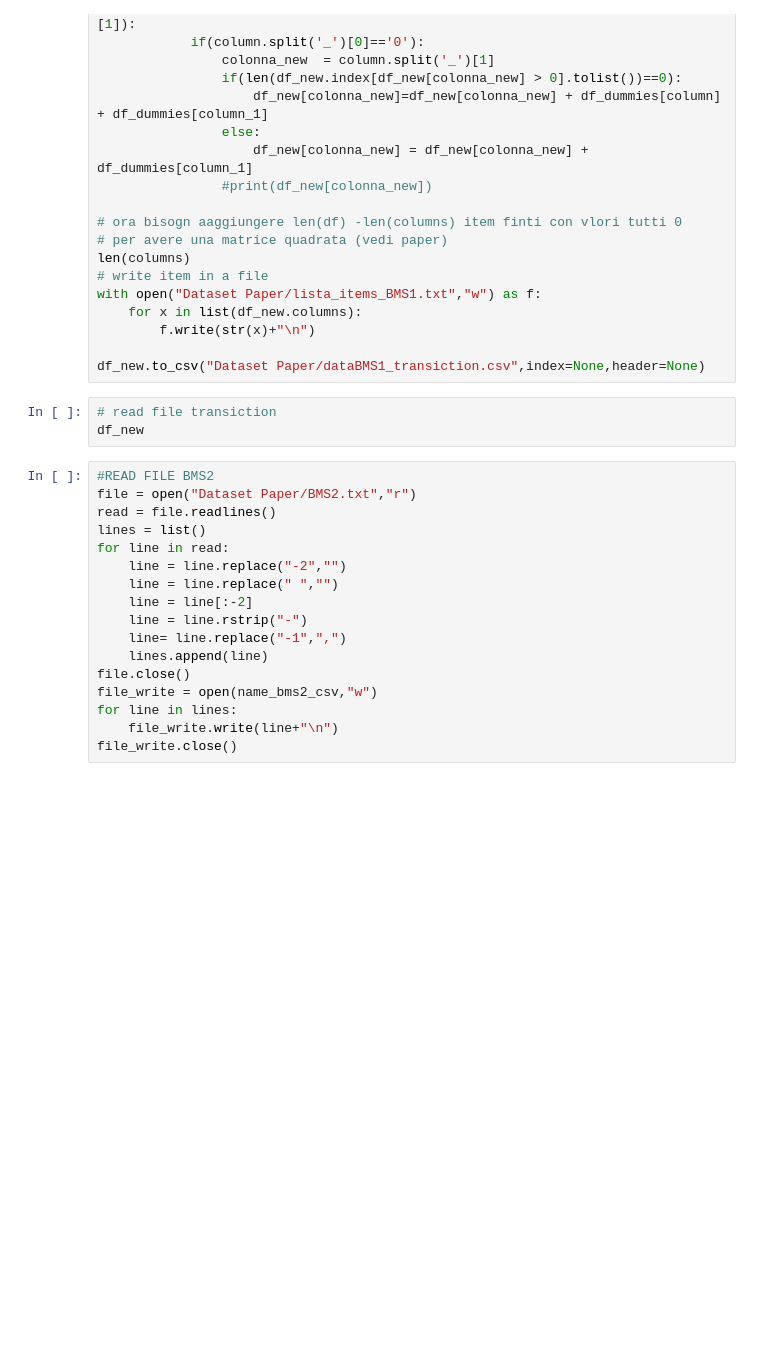
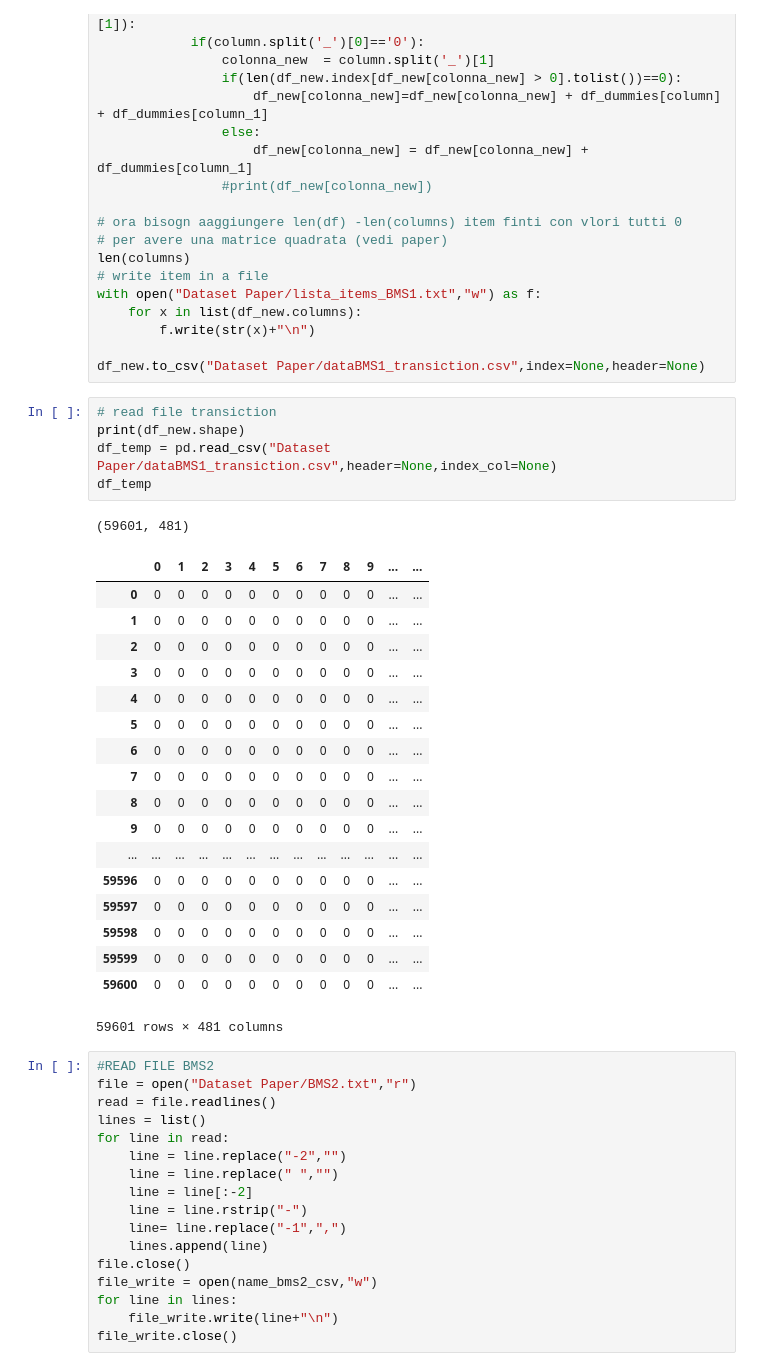
Before and after one commit to Dado1513/transactionalDataCAHD, a Jupyter notebook: test_dataset_paper_make.ipynb, the cells around one changed output. Saved outputs shown, nothing was run; the diff lists cells and outputs as text; blank space fills up the shorter version.

```diff
--- a/test_dataset_paper_make.ipynb
+++ b/test_dataset_paper_make.ipynb
@@ -63,9 +63,31 @@ with open("Dataset Paper/lista_items_BMS1.txt","w") as f:
         f.write(str(x)+"\n")
 
 df_new.to_csv("Dataset Paper/dataBMS1_transiction.csv",index=None,header=None)
-# %%
-# read file transiction
-df_new
+# %%
+# read file transiction
+print(df_new.shape)
+df_temp = pd.read_csv("Dataset Paper/dataBMS1_transiction.csv",header=None,index_col=None)
+df_temp
+# %% [output]
+(59601, 481)
+|  | 0 | 1 | 2 | 3 | 4 | 5 | 6 | 7 | 8 | 9 | ... | ... |
+| 0 | 0 | 0 | 0 | 0 | 0 | 0 | 0 | 0 | 0 | 0 | ... | ... |
+| 1 | 0 | 0 | 0 | 0 | 0 | 0 | 0 | 0 | 0 | 0 | ... | ... |
+| 2 | 0 | 0 | 0 | 0 | 0 | 0 | 0 | 0 | 0 | 0 | ... | ... |
+| 3 | 0 | 0 | 0 | 0 | 0 | 0 | 0 | 0 | 0 | 0 | ... | ... |
+| 4 | 0 | 0 | 0 | 0 | 0 | 0 | 0 | 0 | 0 | 0 | ... | ... |
+| 5 | 0 | 0 | 0 | 0 | 0 | 0 | 0 | 0 | 0 | 0 | ... | ... |
+| 6 | 0 | 0 | 0 | 0 | 0 | 0 | 0 | 0 | 0 | 0 | ... | ... |
+| 7 | 0 | 0 | 0 | 0 | 0 | 0 | 0 | 0 | 0 | 0 | ... | ... |
+| 8 | 0 | 0 | 0 | 0 | 0 | 0 | 0 | 0 | 0 | 0 | ... | ... |
+| 9 | 0 | 0 | 0 | 0 | 0 | 0 | 0 | 0 | 0 | 0 | ... | ... |
+| ... | ... | ... | ... | ... | ... | ... | ... | ... | ... | ... | ... | ... |
+| 59596 | 0 | 0 | 0 | 0 | 0 | 0 | 0 | 0 | 0 | 0 | ... | ... |
+| 59597 | 0 | 0 | 0 | 0 | 0 | 0 | 0 | 0 | 0 | 0 | ... | ... |
+| 59598 | 0 | 0 | 0 | 0 | 0 | 0 | 0 | 0 | 0 | 0 | ... | ... |
+| 59599 | 0 | 0 | 0 | 0 | 0 | 0 | 0 | 0 | 0 | 0 | ... | ... |
+| 59600 | 0 | 0 | 0 | 0 | 0 | 0 | 0 | 0 | 0 | 0 | ... | ... |
+59601 rows × 481 columns
 # %%
 #READ FILE BMS2
 file = open("Dataset Paper/BMS2.txt","r")
```
